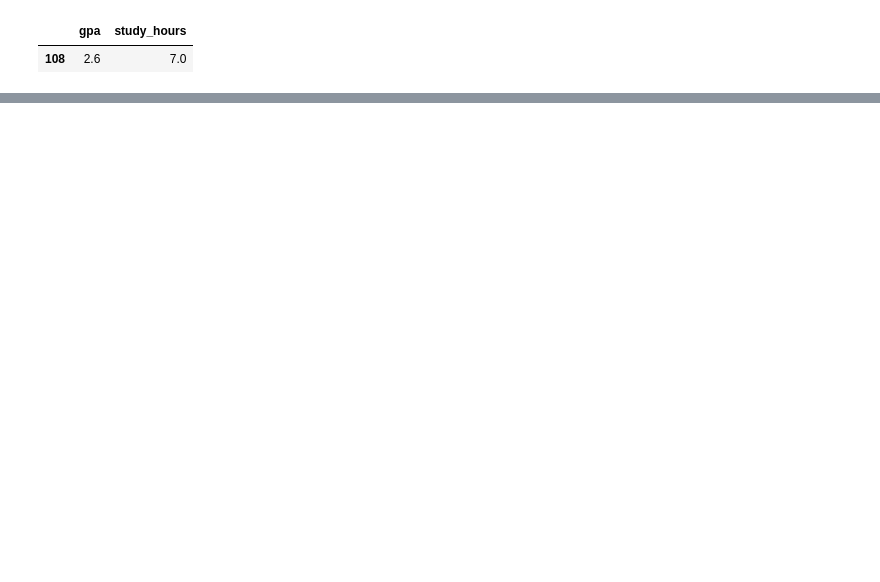
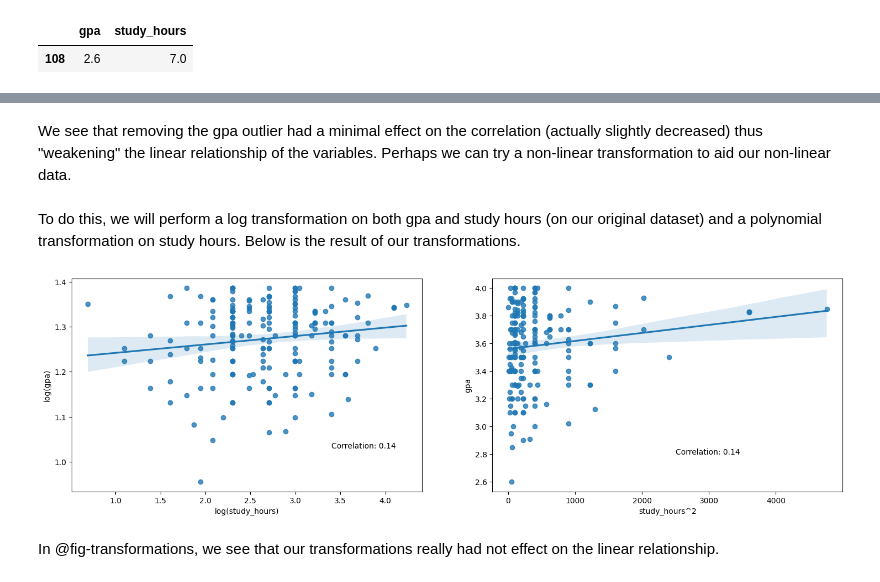
Before and after one commit to thebayesianbandit/thebayesianbandit.github.io, a Jupyter notebook: posts/gpa-analysis/gpa_analysis.ipynb, the cells around one changed output, grey strips where cells are left out. Saved outputs shown, nothing was run; the diff lists cells and outputs as text; code cells hidden in the pictures; blank space fills up the shorter version.

```diff
--- a/posts/gpa-analysis/gpa_analysis.ipynb
+++ b/posts/gpa-analysis/gpa_analysis.ipynb
@@ -181,0 +223,26 @@ plt.text(30, 3.1, f"Correlation: {corr_coef:.2f}");
+# %% [markdown]
+We see that removing the gpa outlier had a minimal effect on the correlation (actually slightly decreased) thus "weakening" the linear relationship of the variables. Perhaps we can try a non-linear transformation to aid our non-linear data.
+# %% [markdown]
+To do this, we will perform a log transformation on both gpa and study hours (on our original dataset) and a polynomial transformation on study hours. Below is the result of our transformations.
+# %%
+#| label: fig-transformations
+#| fig-cap: "Scatterplot of GPA by Study Hours (filtered)"
+
+#Plot log transformed data
+fig, (ax1, ax2) = plt.subplots(1, 2, figsize = (18, 5))
+sns.regplot(x='study_hours', y='gpa', data=np.log(df), ax=ax1)
+ax1.set_xlabel("log(study_hours)")
+ax1.set_ylabel("log(gpa)")
+corr_coef = np.corrcoef(df.study_hours, df.gpa)[0][1]
+ax1.text(np.log(30), np.log(2.8), f"Correlation: {corr_coef:.2f}")
+
+#Plot polynomial transformed data
+df_poly = df.assign(study_hours = lambda x: x.study_hours**2)
+sns.regplot(x='study_hours', y='gpa', data=df_poly, ax=ax2)
+ax2.set_xlabel("study_hours^2")
+corr_coef = np.corrcoef(df.study_hours, df.gpa)[0][1]
+ax2.text(50**2, 2.8, f"Correlation: {corr_coef:.2f}");
+# %% [output]
+[figure, added]
+# %% [markdown]
+In @fig-transformations, we see that our transformations really had not effect on the linear relationship.
```
Also changed, not shown: parts of 31 cells of this notebook, 9 other files.
